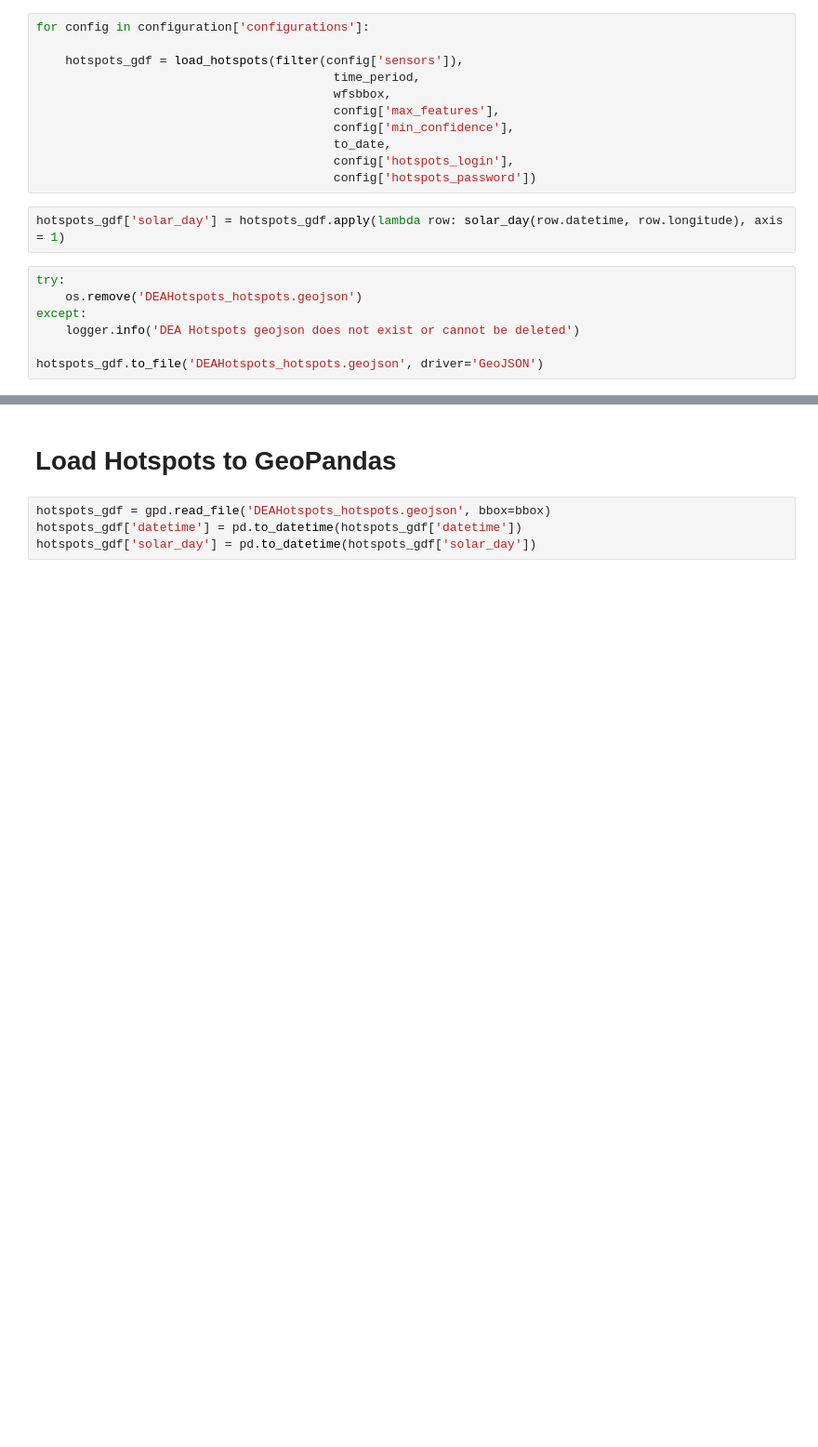
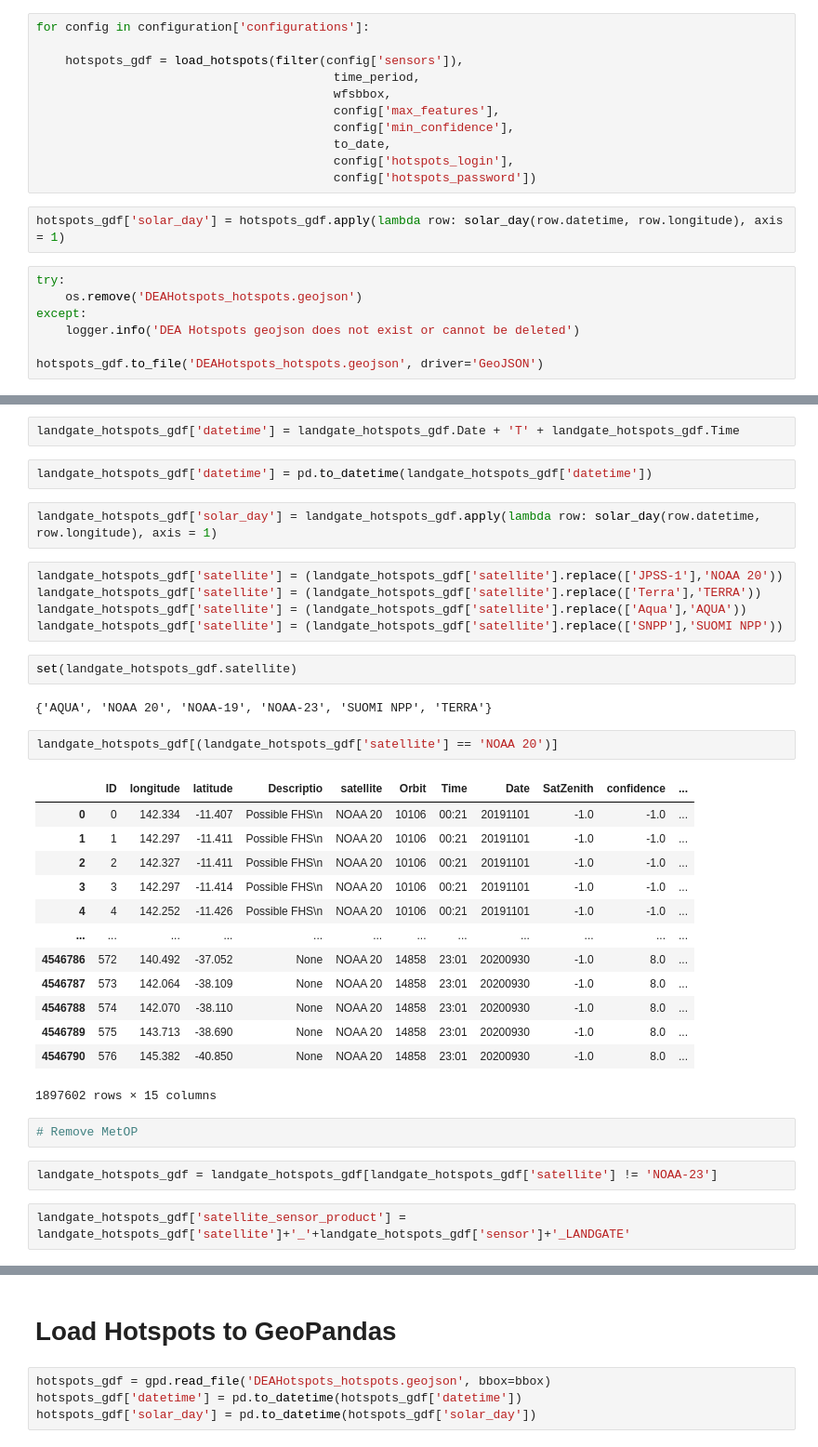
Before and after one commit to s3activefiresaustralia/s3vtdata, a Jupyter notebook: s3vt_active_fire_load_hotspots.ipynb, the cells around one changed output, grey strips where cells are left out. Shown: that part at 93% size. Cells and saved outputs as stored; diff of their text form; blank space fills up the shorter version.

Commit message:
nasa and landgate hotspots added

```diff
--- a/s3vt_active_fire_load_hotspots.ipynb
+++ b/s3vt_active_fire_load_hotspots.ipynb
@@ -523,0 +637,37 @@ hotspots_gdf.to_file('DEAHotspots_hotspots.geojson', driver='GeoJSON')
+# %%
+landgate_hotspots_gdf['datetime'] = landgate_hotspots_gdf.Date + 'T' + landgate_hotspots_gdf.Time
+# %%
+landgate_hotspots_gdf['datetime'] = pd.to_datetime(landgate_hotspots_gdf['datetime'])
+# %%
+landgate_hotspots_gdf['solar_day'] = landgate_hotspots_gdf.apply(lambda row: solar_day(row.datetime, row.longitude), axis = 1)
+# %%
+landgate_hotspots_gdf['satellite'] = (landgate_hotspots_gdf['satellite'].replace(['JPSS-1'],'NOAA 20'))
+landgate_hotspots_gdf['satellite'] = (landgate_hotspots_gdf['satellite'].replace(['Terra'],'TERRA'))
+landgate_hotspots_gdf['satellite'] = (landgate_hotspots_gdf['satellite'].replace(['Aqua'],'AQUA'))
+landgate_hotspots_gdf['satellite'] = (landgate_hotspots_gdf['satellite'].replace(['SNPP'],'SUOMI NPP'))
+# %%
+set(landgate_hotspots_gdf.satellite)
+# %% [output]
+{'AQUA', 'NOAA 20', 'NOAA-19', 'NOAA-23', 'SUOMI NPP', 'TERRA'}
+# %%
+landgate_hotspots_gdf[(landgate_hotspots_gdf['satellite'] == 'NOAA 20')]
+# %% [output]
+|  | ID | longitude | latitude | Descriptio | satellite | Orbit | Time | Date | SatZenith | confidence | ... |
+| 0 | 0 | 142.334 | -11.407 | Possible FHS\n | NOAA 20 | 10106 | 00:21 | 20191101 | -1.0 | -1.0 | ... |
+| 1 | 1 | 142.297 | -11.411 | Possible FHS\n | NOAA 20 | 10106 | 00:21 | 20191101 | -1.0 | -1.0 | ... |
+| 2 | 2 | 142.327 | -11.411 | Possible FHS\n | NOAA 20 | 10106 | 00:21 | 20191101 | -1.0 | -1.0 | ... |
+| 3 | 3 | 142.297 | -11.414 | Possible FHS\n | NOAA 20 | 10106 | 00:21 | 20191101 | -1.0 | -1.0 | ... |
+| 4 | 4 | 142.252 | -11.426 | Possible FHS\n | NOAA 20 | 10106 | 00:21 | 20191101 | -1.0 | -1.0 | ... |
+| ... | ... | ... | ... | ... | ... | ... | ... | ... | ... | ... | ... |
+| 4546786 | 572 | 140.492 | -37.052 | None | NOAA 20 | 14858 | 23:01 | 20200930 | -1.0 | 8.0 | ... |
+| 4546787 | 573 | 142.064 | -38.109 | None | NOAA 20 | 14858 | 23:01 | 20200930 | -1.0 | 8.0 | ... |
+| 4546788 | 574 | 142.070 | -38.110 | None | NOAA 20 | 14858 | 23:01 | 20200930 | -1.0 | 8.0 | ... |
+| 4546789 | 575 | 143.713 | -38.690 | None | NOAA 20 | 14858 | 23:01 | 20200930 | -1.0 | 8.0 | ... |
+| 4546790 | 576 | 145.382 | -40.850 | None | NOAA 20 | 14858 | 23:01 | 20200930 | -1.0 | 8.0 | ... |
+1897602 rows × 15 columns
+# %%
+# Remove MetOP
+# %%
+landgate_hotspots_gdf = landgate_hotspots_gdf[landgate_hotspots_gdf['satellite'] != 'NOAA-23']
+# %%
+landgate_hotspots_gdf['satellite_sensor_product'] = landgate_hotspots_gdf['satellite']+'_'+landgate_hotspots_gdf['sensor']+'_LANDGATE'
```
Also changed, not shown: parts of 50 cells of this notebook, 1 other file.
